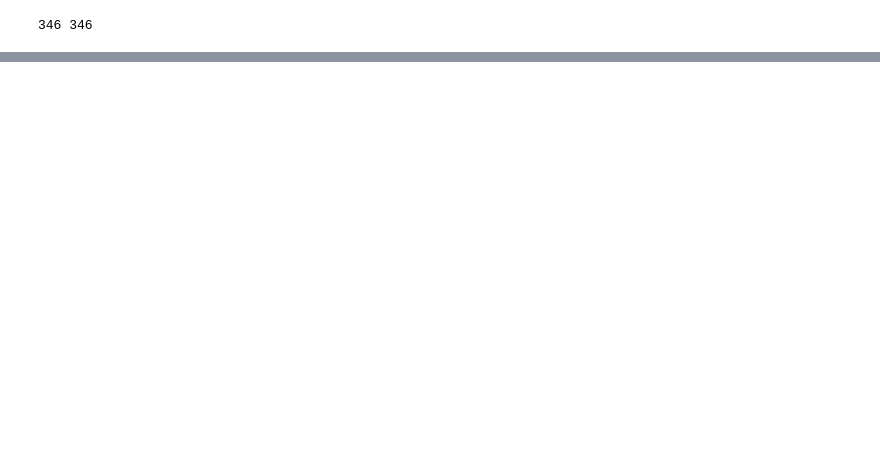
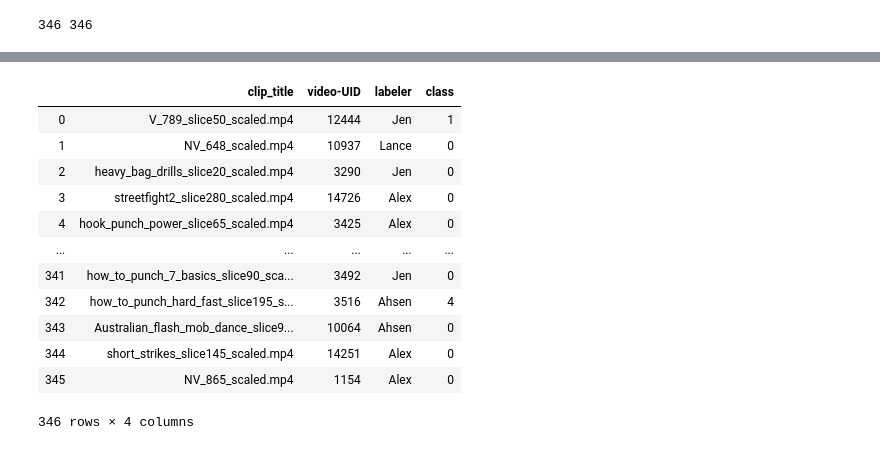
Before and after one commit to ahsenq/bittah-ninja, a Jupyter notebook: baseline_model_prediction.ipynb, the cells around one changed output, grey strips where cells are left out. Cells and saved outputs as stored; diff of their text form; code cells hidden in the pictures; blank space fills up the shorter version.

```diff
--- a/baseline_model_prediction.ipynb
+++ b/baseline_model_prediction.ipynb
@@ -76,0 +68,32 @@ array([289,  17,   0,   0,   0])
+# %%
+import copy
+y_prob = copy.copy(y_pred)
+y_pred = (y_pred > 0.5).astype(np.int)
+with open(os.path.join(modelpath, 'predictions.pickle'), 'wb') as f:
+    pickle.dump((y_prob, y_pred), f, protocol=-1)
+# %%
+labelPath = 'week10_labeled.csv'
+df = pd.read_csv(labelPath)
+filenames = [''.join(f.split('.mp4')) + '_scaled.mp4' for f in df.clip_title]
+df['clip_title'] = filenames
+# %%
+df2 = pd.DataFrame()
+# %%
+filenames2 = [x.split('/')[-1] for x in x_test]
+df2['clip_title'] = filenames2
+# %%
+df2.merge(df, how='inner', on='clip_title')
+# %% [output]
+|  | clip_title | video-UID | labeler | class |
+| 0 | V_789_slice50_scaled.mp4 | 12444 | Jen | 1 |
+| 1 | NV_648_scaled.mp4 | 10937 | Lance | 0 |
+| 2 | heavy_bag_drills_slice20_scaled.mp4 | 3290 | Jen | 0 |
+| 3 | streetfight2_slice280_scaled.mp4 | 14726 | Alex | 0 |
+| 4 | hook_punch_power_slice65_scaled.mp4 | 3425 | Alex | 0 |
+| ... | ... | ... | ... | ... |
+| 341 | how_to_punch_7_basics_slice90_sca... | 3492 | Jen | 0 |
+| 342 | how_to_punch_hard_fast_slice195_s... | 3516 | Ahsen | 4 |
+| 343 | Australian_flash_mob_dance_slice9... | 10064 | Ahsen | 0 |
+| 344 | short_strikes_slice145_scaled.mp4 | 14251 | Alex | 0 |
+| 345 | NV_865_scaled.mp4 | 1154 | Alex | 0 |
+346 rows × 4 columns
```
Also changed, not shown: parts of 6 cells of this notebook, 2 other files.
